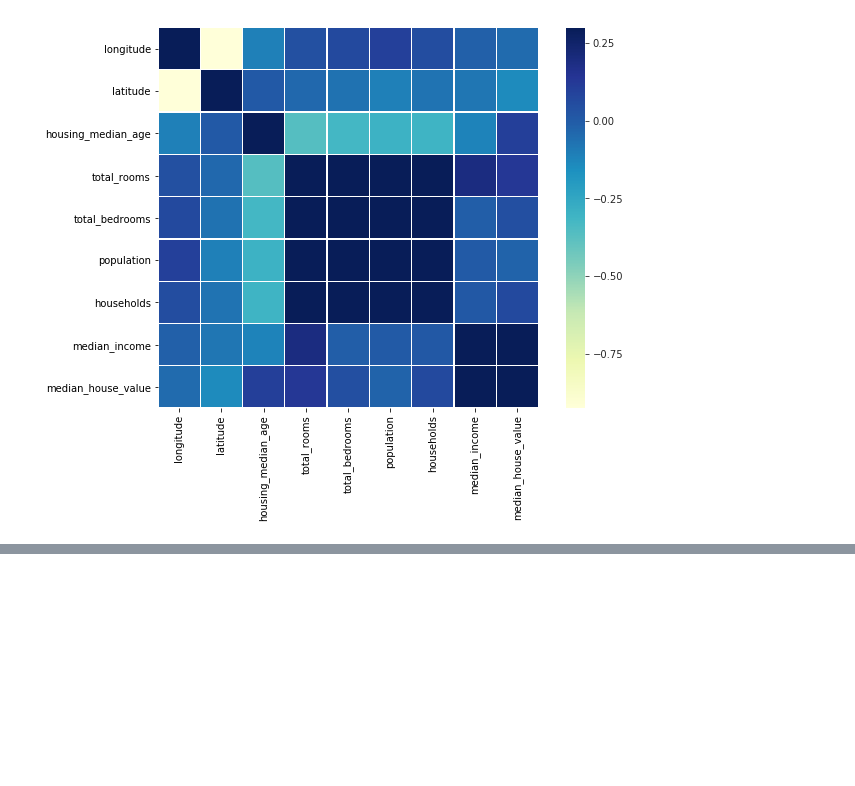
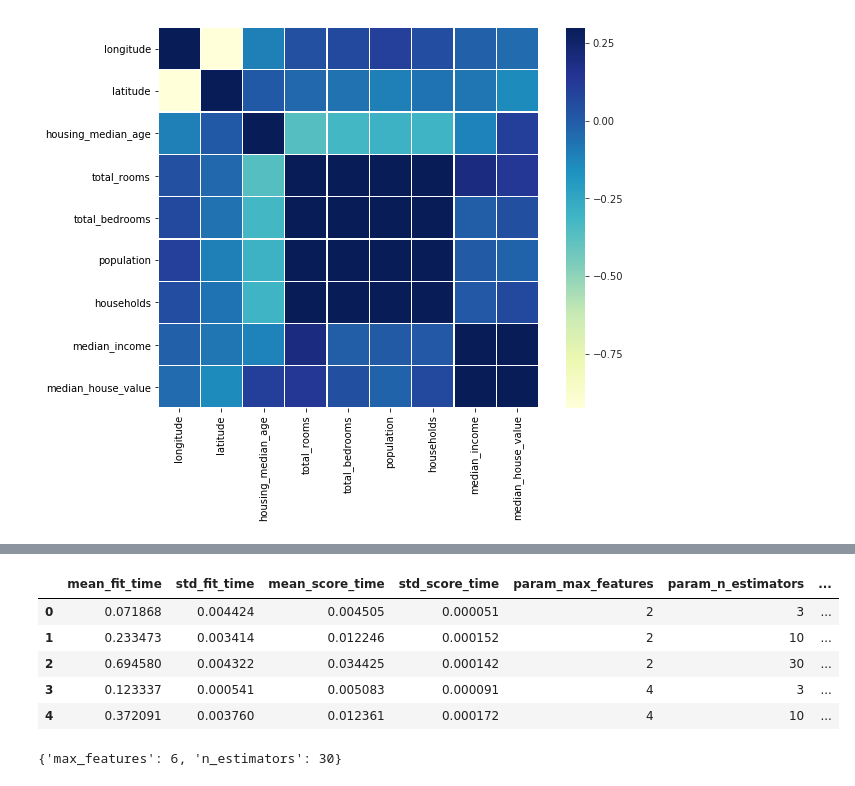
Before and after one commit to iamslash/examplesofml, a Jupyter notebook: scikitlearn/scikitlearn_HousePrices.ipynb, the cells around one changed output, grey strips where cells are left out. Cells and saved outputs as stored; diff of their text form; code cells hidden in the pictures; blank space fills up the shorter version.

```diff
--- a/scikitlearn/scikitlearn_HousePrices.ipynb
+++ b/scikitlearn/scikitlearn_HousePrices.ipynb
@@ -98,0 +248,14 @@ with sns.axes_style("white"):
+# %%
+df_cv = pd.DataFrame(gscv.cv_results_)
+df_cv.head()
+# %% [output]
+|  | mean_fit_time | std_fit_time | mean_score_time | std_score_time | param_max_features | param_n_estimators | ... |
+| 0 | 0.071868 | 0.004424 | 0.004505 | 0.000051 | 2 | 3 | ... |
+| 1 | 0.233473 | 0.003414 | 0.012246 | 0.000152 | 2 | 10 | ... |
+| 2 | 0.694580 | 0.004322 | 0.034425 | 0.000142 | 2 | 30 | ... |
+| 3 | 0.123337 | 0.000541 | 0.005083 | 0.000091 | 4 | 3 | ... |
+| 4 | 0.372091 | 0.003760 | 0.012361 | 0.000172 | 4 | 10 | ... |
+# %%
+gscv.best_params_
+# %% [output]
+{'max_features': 6, 'n_estimators': 30}
```
Also changed, not shown: parts of 28 cells of this notebook.
